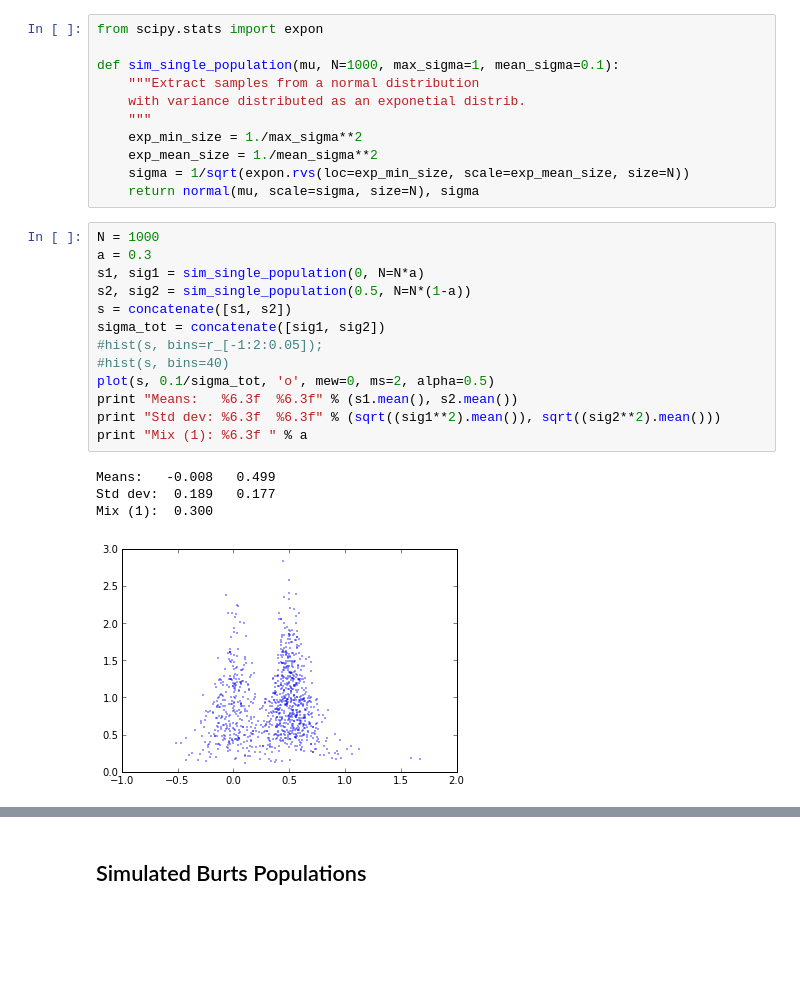
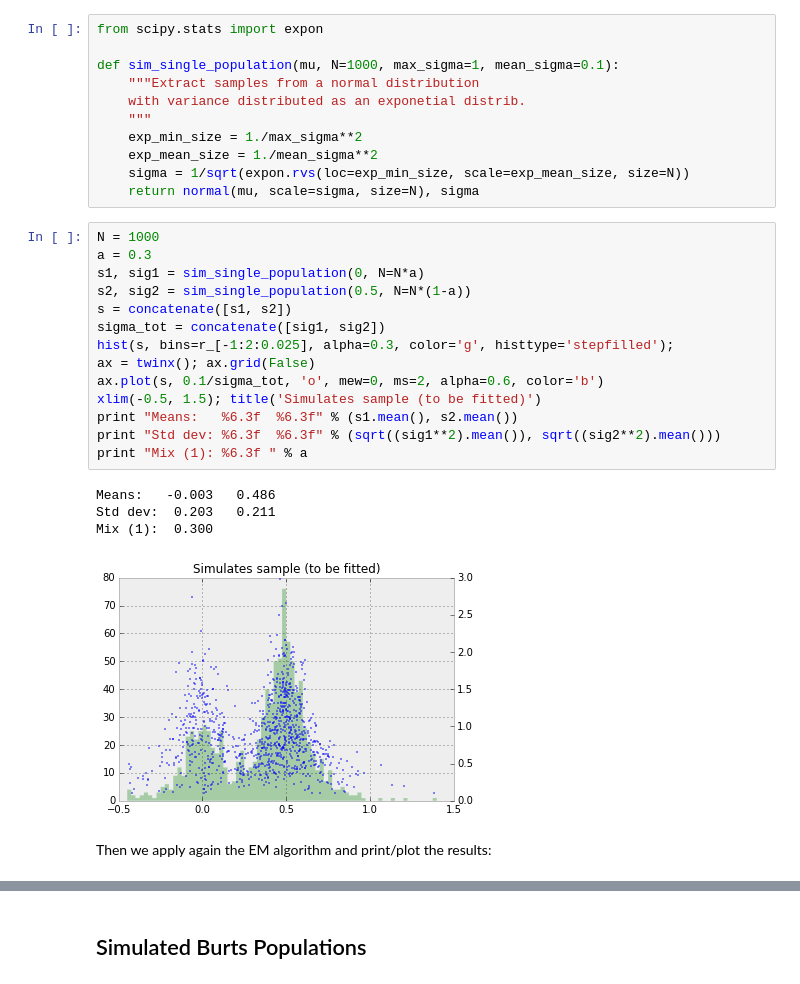
Before and after one commit to tritemio/notebooks, a Jupyter notebook: Mixture_Model_Fitting.ipynb, the cells around one changed output, grey strips where cells are left out. Saved outputs shown, nothing was run; the diff lists cells and outputs as text; blank space fills up the shorter version.

```diff
--- a/Mixture_Model_Fitting.ipynb
+++ b/Mixture_Model_Fitting.ipynb
@@ -451,21 +455,24 @@ def sim_single_population(mu, N=1000, max_sigma=1, mean_sigma=0.1):
 # %%
 N = 1000
 a = 0.3
 s1, sig1 = sim_single_population(0, N=N*a)
 s2, sig2 = sim_single_population(0.5, N=N*(1-a))
 s = concatenate([s1, s2])
 sigma_tot = concatenate([sig1, sig2])
-#hist(s, bins=r_[-1:2:0.05]);
-#hist(s, bins=40)
-plot(s, 0.1/sigma_tot, 'o', mew=0, ms=2, alpha=0.5)
+hist(s, bins=r_[-1:2:0.025], alpha=0.3, color='g', histtype='stepfilled');
+ax = twinx(); ax.grid(False)
+ax.plot(s, 0.1/sigma_tot, 'o', mew=0, ms=2, alpha=0.6, color='b')
+xlim(-0.5, 1.5); title('Simulates sample (to be fitted)')
 print "Means:   %6.3f  %6.3f" % (s1.mean(), s2.mean())
 print "Std dev: %6.3f  %6.3f" % (sqrt((sig1**2).mean()), sqrt((sig2**2).mean()))
 print "Mix (1): %6.3f " % a
 # %% [output]
-Means:   -0.008   0.499
-Std dev:  0.189   0.177
+Means:   -0.003   0.486
+Std dev:  0.203   0.211
 Mix (1):  0.300
-[figure, old version]
+[figure, new version]
+# %% [markdown]
+Then we apply again the EM algorithm and print/plot the results:
 # %%
 max_iter = 300
 weights = 1./sigma_tot**2
```
Also changed, not shown: parts of 38 cells of this notebook, 1 other file.
